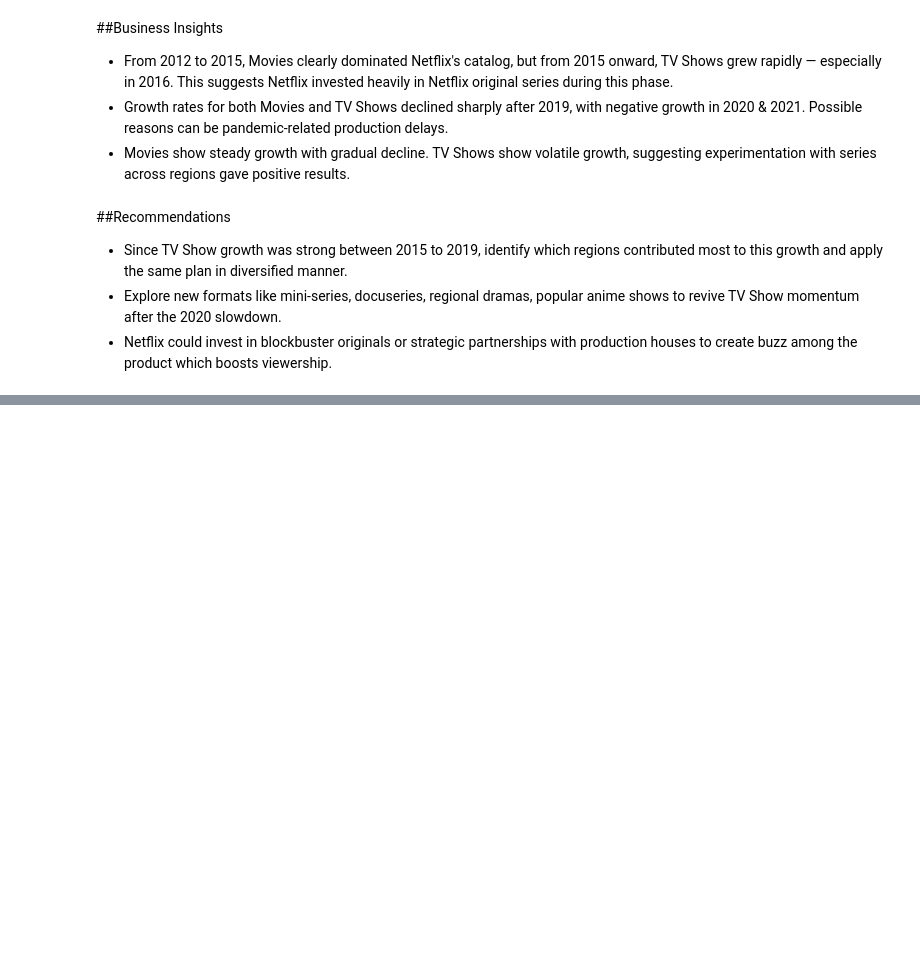
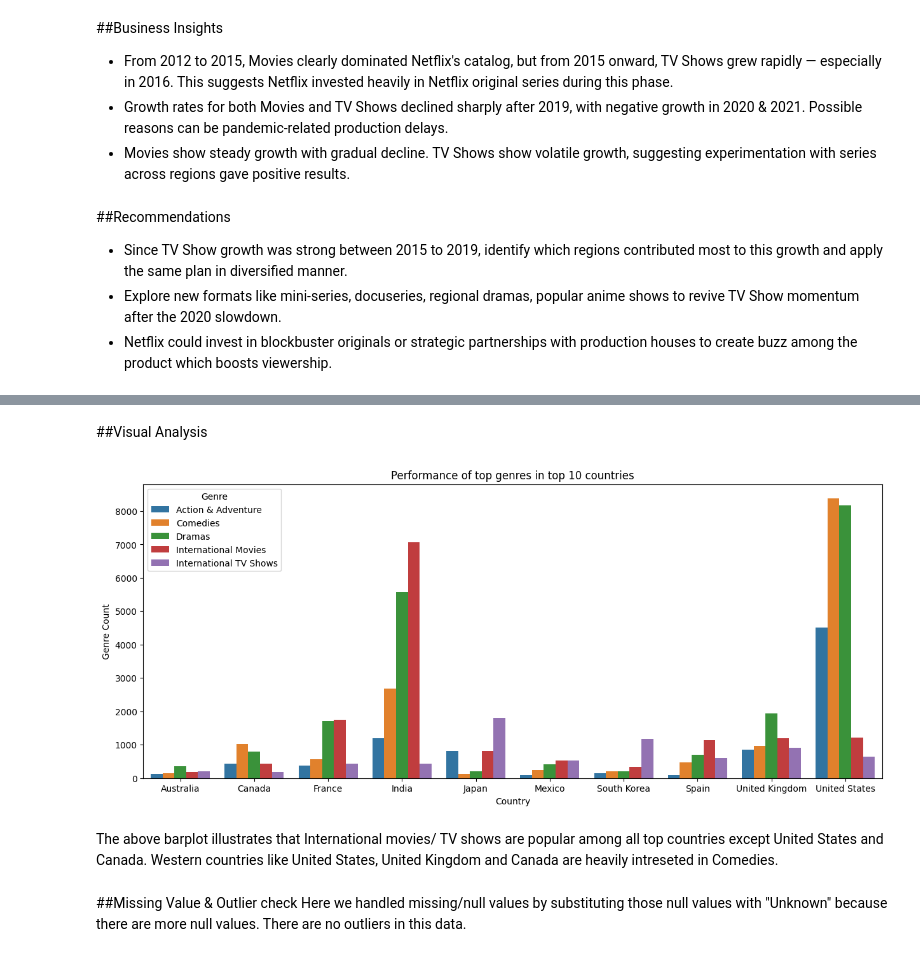
Before and after one commit to AnilJagarapu2704/Projects, a Jupyter notebook: Untitled14.ipynb, the cells around one changed output, grey strips where cells are left out. Drawn from its saved outputs; the diff is of its cells as text; code cells hidden in the pictures; blank space fills up the shorter version.

Commit message:
Analysis completed

```diff
--- a/Untitled14.ipynb
+++ b/Untitled14.ipynb
@@ -980,0 +984,5 @@ dtype: int64
+# %%
+# Un-nesting listed_in column
+
+data['listed_in'] = data['listed_in'].astype(str).str.split(', ')
+data = data.explode('listed_in')
@@ -980,0 +997,12 @@ dtype: int64
+# %%
+# Top 10 countries based on genre
+
+valid_data = data.drop_duplicates(subset = 'show_id')
+valid_countries = valid_data[valid_data['country'] != 'Unknown']
+
+country_wise = valid_countries.groupby('country')['show_id'].count().reset_index()
+country_wise.rename(columns = {'show_id': 'total_count'}, inplace = True)
+
+country_wise.sort_values('total_count', ascending = False, inplace = True)
+top_10_countries = country_wise.iloc[:10]
+top_10_countries
@@ -980,0 +1021,7 @@ dtype: int64
+# %%
+# Top 5 genre's
+
+genre_sort = data.groupby('listed_in')['show_id'].count().reset_index().sort_values('show_id', ascending = False)
+genre_sort.rename(columns = {'show_id': 'genre_count'}, inplace = True)
+top_genres = genre_sort.iloc[:5]
+top_genres
@@ -980,0 +1035,10 @@ dtype: int64
+# %%
+# Performance of top genre's within top 10 countries
+
+country_wise_genre_count = data.groupby(['country', 'listed_in'])['show_id'].count().reset_index()
+country_wise_genre_count.rename(columns = {'show_id': 'genre_count'}, inplace = True)
+country_wise_genre_count.sort_values('genre_count', ascending = False)
+
+top_10_country_genres = country_wise_genre_count[country_wise_genre_count['country'].isin(top_10_countries['country'])]
+top_genres_among_top_countries = top_10_country_genres[top_10_country_genres['listed_in'].isin(top_genres['listed_in'])]
+top_genres_among_top_countries
@@ -980,0 +1063,17 @@ dtype: int64
+# %% [markdown]
+##Visual Analysis
+# %%
+plt.figure(figsize = (15, 6))
+sns.barplot(data = top_genres_among_top_countries, x = 'country', y = 'genre_count', hue = 'listed_in')
+plt.title('Performance of top genres in top 10 countries')
+plt.xlabel('Country')
+plt.ylabel('Genre Count')
+plt.legend(title = 'Genre')
+plt.show()
+# %% [output]
+[figure, added]
+# %% [markdown]
+The above barplot illustrates that International movies/ TV shows are popular among all top countries except United States and Canada. Western countries like United States, United Kingdom and  Canada are heavily intreseted in Comedies.
+# %% [markdown]
+##Missing Value & Outlier check
+Here we handled missing/null values by substituting those null values with "Unknown" because there are more null values. There are no outliers in this data.
```
Also changed, not shown: parts of 11 cells of this notebook.
